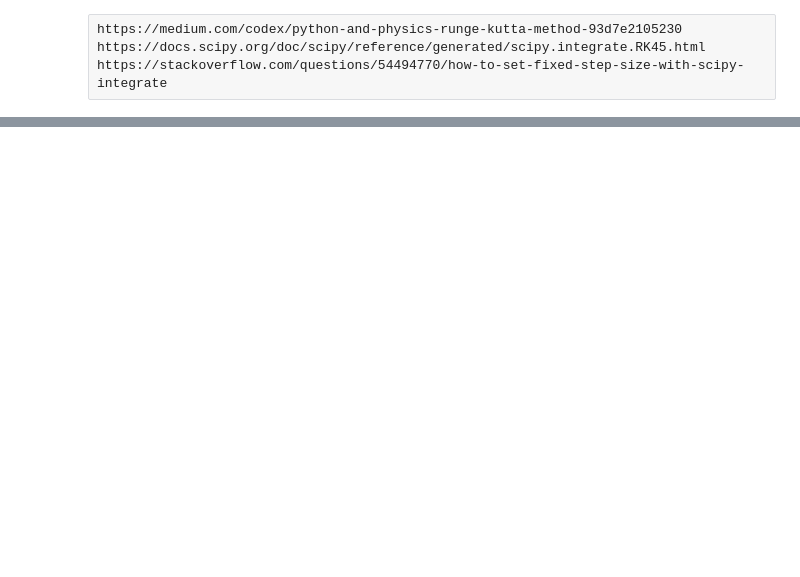
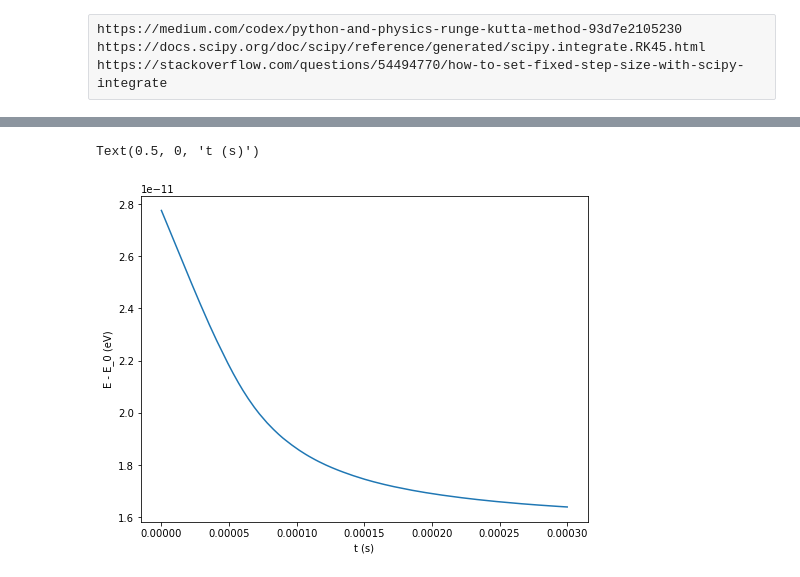
Before and after one commit to jvonk/CRES, a Jupyter notebook: Particle Motion.ipynb, the cells around one changed output, grey strips where cells are left out. Cells and saved outputs as stored; diff of their text form; code cells hidden in the pictures; blank space fills up the shorter version.

```diff
--- a/Particle Motion.ipynb
+++ b/Particle Motion.ipynb
@@ -127 +151,11 @@ Text(0.5, 0, 't (s)')
+# %%
+energy = np.sqrt(np.linalg.norm(p, axis=0)**2 * conversions["velocity (m/s)"]**2)
+plt.figure(figsize=standard_figsize)
+plt.plot(t, energy)
+plt.ylabel("E - E_0 (eV)")
+plt.xlabel("t (s)")
+# plt.plot(t, linear_fit(t, energy, "t", "E - E_0", "eV")(t))
+# %% [output]
+Text(0.5, 0, 't (s)')
+[figure, added]
 # %%
```
Also changed, not shown: parts of 25 cells of this notebook, 7 other files.
